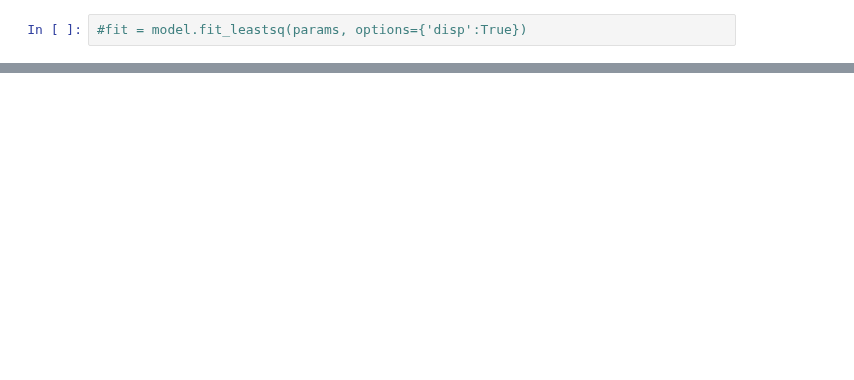
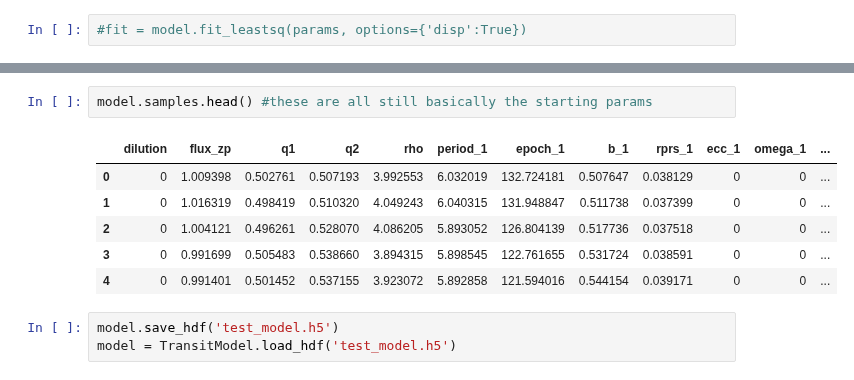
Before and after one commit to timothydmorton/transit-fitting, a Jupyter notebook: notebooks/demo.ipynb, the cells around one changed output, grey strips where cells are left out. Saved outputs shown, nothing was run; the diff lists cells and outputs as text; blank space fills up the shorter version.

Commit message:
basic saving/loading from HDF implemented

```diff
--- a/notebooks/demo.ipynb
+++ b/notebooks/demo.ipynb
@@ -24,3 +36,15 @@ model.fit_emcee(nburn=3, niter=10) # mini-mcmc!
 # %% [output]
 <emcee.ensemble.EnsembleSampler at 0x...>
+# %%
+model.samples.head() #these are all still basically the starting params
+# %% [output]
+|  | dilution | flux_zp | q1 | q2 | rho | period_1 | epoch_1 | b_1 | rprs_1 | ecc_1 | omega_1 | ... |
+| 0 | 0 | 1.009398 | 0.502761 | 0.507193 | 3.992553 | 6.032019 | 132.724181 | 0.507647 | 0.038129 | 0 | 0 | ... |
+| 1 | 0 | 1.016319 | 0.498419 | 0.510320 | 4.049243 | 6.040315 | 131.948847 | 0.511738 | 0.037399 | 0 | 0 | ... |
+| 2 | 0 | 1.004121 | 0.496261 | 0.528070 | 4.086205 | 5.893052 | 126.804139 | 0.517736 | 0.037518 | 0 | 0 | ... |
+| 3 | 0 | 0.991699 | 0.505483 | 0.538660 | 3.894315 | 5.898545 | 122.761655 | 0.531724 | 0.038591 | 0 | 0 | ... |
+| 4 | 0 | 0.991401 | 0.501452 | 0.537155 | 3.923072 | 5.892858 | 121.594016 | 0.544154 | 0.039171 | 0 | 0 | ... |
+# %%
+model.save_hdf('test_model.h5')
+model = TransitModel.load_hdf('test_model.h5')
 # %%
```
Also changed, not shown: parts of 10 cells of this notebook, 4 other files.
